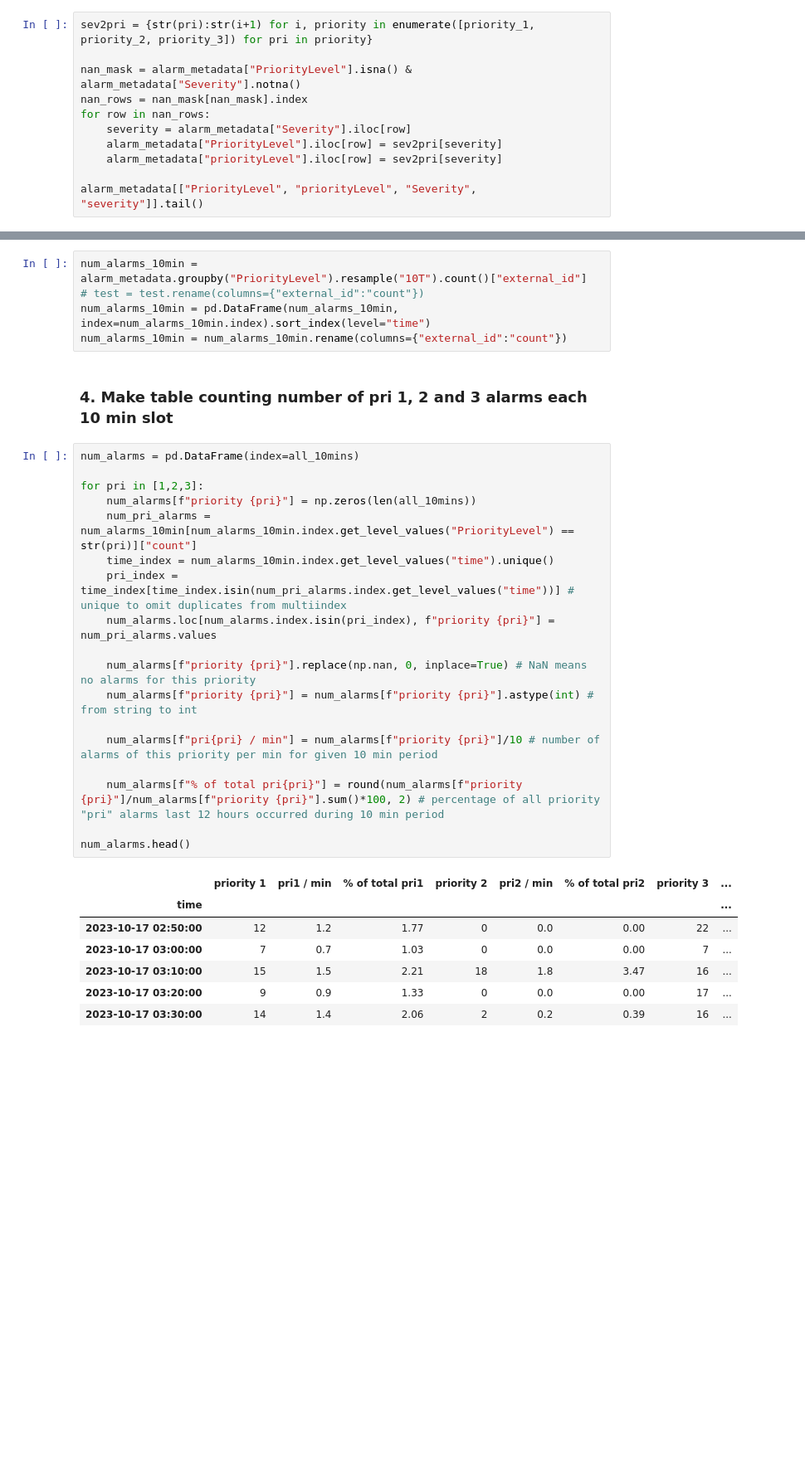
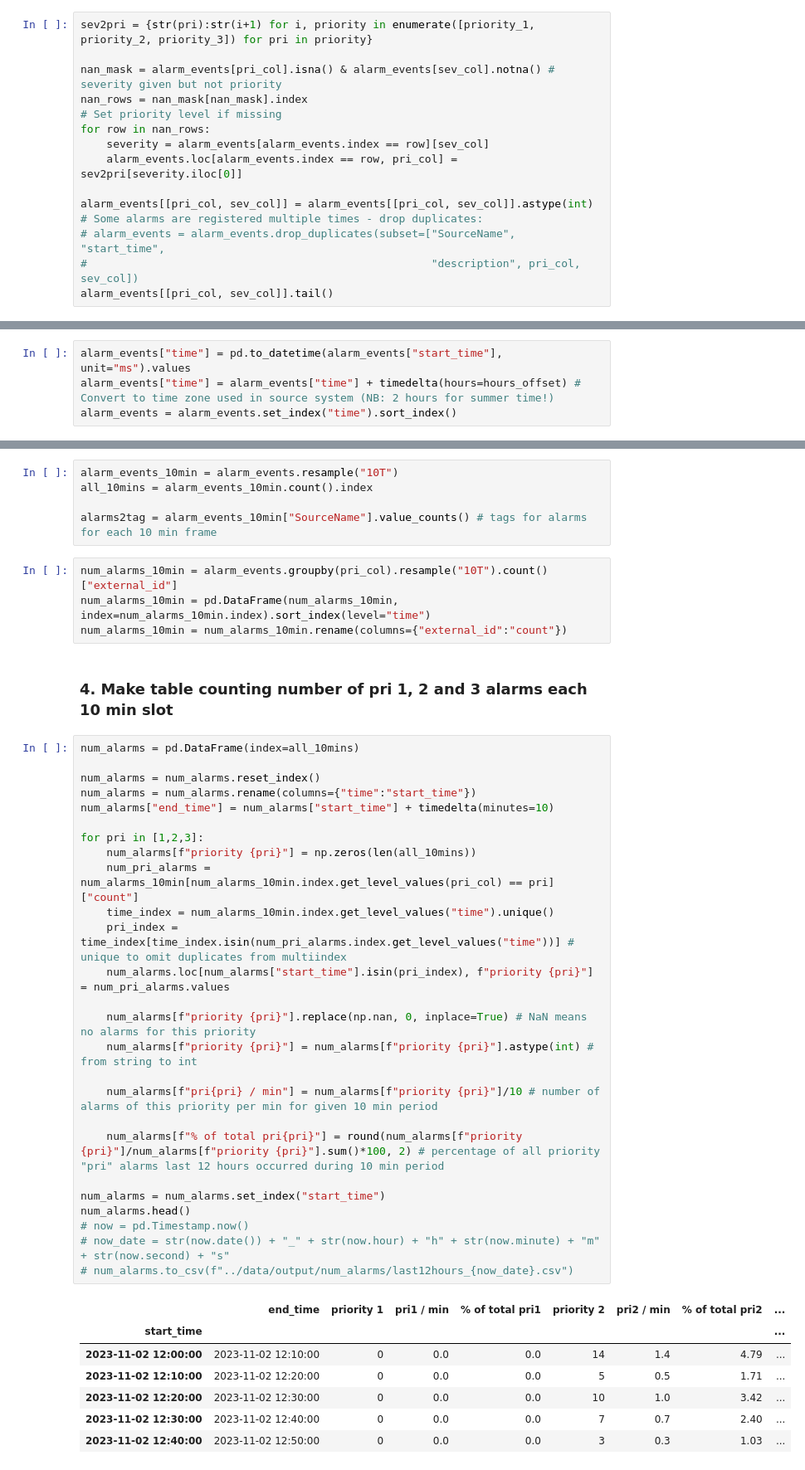
Before and after one commit to vetlenev/alarms_CrewLog, a Jupyter notebook: src/alarmKPI.ipynb, the cells around one changed output, grey strips where cells are left out. Shown: that part at 83% size. Cells and saved outputs as stored; diff of their text form; blank space fills up the shorter version.

```diff
--- a/src/alarmKPI.ipynb
+++ b/src/alarmKPI.ipynb
@@ -98,12 +132,16 @@ alarm_metadata = replace_nan_cols(alarm_metadata, "PriorityLevel", "priorityLeve
 # %%
 sev2pri = {str(pri):str(i+1) for i, priority in enumerate([priority_1, priority_2, priority_3]) for pri in priority}
 
-nan_mask = alarm_metadata["PriorityLevel"].isna() & alarm_metadata["Severity"].notna()
+nan_mask = alarm_events[pri_col].isna() & alarm_events[sev_col].notna() # severity given but not priority
 nan_rows = nan_mask[nan_mask].index
+# Set priority level if missing
 for row in nan_rows:
-    severity = alarm_metadata["Severity"].iloc[row]
-    alarm_metadata["PriorityLevel"].iloc[row] = sev2pri[severity]
-    alarm_metadata["priorityLevel"].iloc[row] = sev2pri[severity]
+    severity = alarm_events[alarm_events.index == row][sev_col]
+    alarm_events.loc[alarm_events.index == row, pri_col] = sev2pri[severity.iloc[0]]
 
-alarm_metadata[["PriorityLevel", "priorityLevel", "Severity", "severity"]].tail()
+alarm_events[[pri_col, sev_col]] = alarm_events[[pri_col, sev_col]].astype(int)
+# Some alarms are registered multiple times - drop duplicates:
+# alarm_events = alarm_events.drop_duplicates(subset=["SourceName", "start_time",
+#                                                     "description", pri_col, sev_col])
+alarm_events[[pri_col, sev_col]].tail()
 # %% [output]
@@ -167,8 +185,16 @@ for d in all_10mins:
+# %%
+alarm_events["time"] = pd.to_datetime(alarm_events["start_time"], unit="ms").values
+alarm_events["time"] = alarm_events["time"] + timedelta(hours=hours_offset) # Convert to time zone used in source system (NB: 2 hours for summer time!)
+alarm_events = alarm_events.set_index("time").sort_index()
 # %% [markdown]
 ### 3. Group by priority
+# %%
+alarm_events_10min = alarm_events.resample("10T")
+all_10mins = alarm_events_10min.count().index
+
+alarms2tag = alarm_events_10min["SourceName"].value_counts() # tags for alarms for each 10 min frame
 # %%
-num_alarms_10min = alarm_metadata.groupby("PriorityLevel").resample("10T").count()["external_id"]
-# test = test.rename(columns={"external_id":"count"})
+num_alarms_10min = alarm_events.groupby(pri_col).resample("10T").count()["external_id"]
 num_alarms_10min = pd.DataFrame(num_alarms_10min, index=num_alarms_10min.index).sort_index(level="time")
 num_alarms_10min = num_alarms_10min.rename(columns={"external_id":"count"})
 # %% [markdown]
@@ -176,26 +202,34 @@ num_alarms_10min = num_alarms_10min.rename(columns={"external_id":"count"})
 # %%
 num_alarms = pd.DataFrame(index=all_10mins)
 
+num_alarms = num_alarms.reset_index()
+num_alarms = num_alarms.rename(columns={"time":"start_time"})
+num_alarms["end_time"] = num_alarms["start_time"] + timedelta(minutes=10)
+
 for pri in [1,2,3]:
     num_alarms[f"priority {pri}"] = np.zeros(len(all_10mins))
-    num_pri_alarms = num_alarms_10min[num_alarms_10min.index.get_level_values("PriorityLevel") == str(pri)]["count"]
+    num_pri_alarms = num_alarms_10min[num_alarms_10min.index.get_level_values(pri_col) == pri]["count"]
     time_index = num_alarms_10min.index.get_level_values("time").unique()
     pri_index = time_index[time_index.isin(num_pri_alarms.index.get_level_values("time"))] # unique to omit duplicates from multiindex
-    num_alarms.loc[num_alarms.index.isin(pri_index), f"priority {pri}"] = num_pri_alarms.values
+    num_alarms.loc[num_alarms["start_time"].isin(pri_index), f"priority {pri}"] = num_pri_alarms.values
 
     num_alarms[f"priority {pri}"].replace(np.nan, 0, inplace=True) # NaN means no alarms for this priority
     num_alarms[f"priority {pri}"] = num_alarms[f"priority {pri}"].astype(int) # from string to int
 
     num_alarms[f"pri{pri} / min"] = num_alarms[f"priority {pri}"]/10 # number of alarms of this priority per min for given 10 min period
 
     num_alarms[f"% of total pri{pri}"] = round(num_alarms[f"priority {pri}"]/num_alarms[f"priority {pri}"].sum()*100, 2) # percentage of all priority "pri" alarms last 12 hours occurred during 10 min period
 
+num_alarms = num_alarms.set_index("start_time")
 num_alarms.head()
+# now = pd.Timestamp.now()
+# now_date = str(now.date()) + "_" + str(now.hour) + "h" + str(now.minute) + "m" + str(now.second) + "s"
+# num_alarms.to_csv(f"../data/output/num_alarms/last12hours_{now_date}.csv")
 # %% [output]
-|  | priority 1 | pri1 / min | % of total pri1 | priority 2 | pri2 / min | % of total pri2 | priority 3 | ... |
-| time |  |  |  |  |  |  |  | ... |
-| 2023-10-17 02:50:00 | 12 | 1.2 | 1.77 | 0 | 0.0 | 0.00 | 22 | ... |
-| 2023-10-17 03:00:00 | 7 | 0.7 | 1.03 | 0 | 0.0 | 0.00 | 7 | ... |
-| 2023-10-17 03:10:00 | 15 | 1.5 | 2.21 | 18 | 1.8 | 3.47 | 16 | ... |
-| 2023-10-17 03:20:00 | 9 | 0.9 | 1.33 | 0 | 0.0 | 0.00 | 17 | ... |
-| 2023-10-17 03:30:00 | 14 | 1.4 | 2.06 | 2 | 0.2 | 0.39 | 16 | ... |
+|  | end_time | priority 1 | pri1 / min | % of total pri1 | priority 2 | pri2 / min | % of total pri2 | ... |
+| start_time |  |  |  |  |  |  |  | ... |
+| 2023-11-02 12:00:00 | 2023-11-02 12:10:00 | 0 | 0.0 | 0.0 | 14 | 1.4 | 4.79 | ... |
+| 2023-11-02 12:10:00 | 2023-11-02 12:20:00 | 0 | 0.0 | 0.0 | 5 | 0.5 | 1.71 | ... |
+| 2023-11-02 12:20:00 | 2023-11-02 12:30:00 | 0 | 0.0 | 0.0 | 10 | 1.0 | 3.42 | ... |
+| 2023-11-02 12:30:00 | 2023-11-02 12:40:00 | 0 | 0.0 | 0.0 | 7 | 0.7 | 2.40 | ... |
+| 2023-11-02 12:40:00 | 2023-11-02 12:50:00 | 0 | 0.0 | 0.0 | 3 | 0.3 | 1.03 | ... |
```
Also changed, not shown: parts of 36 cells of this notebook, 13 other files.
